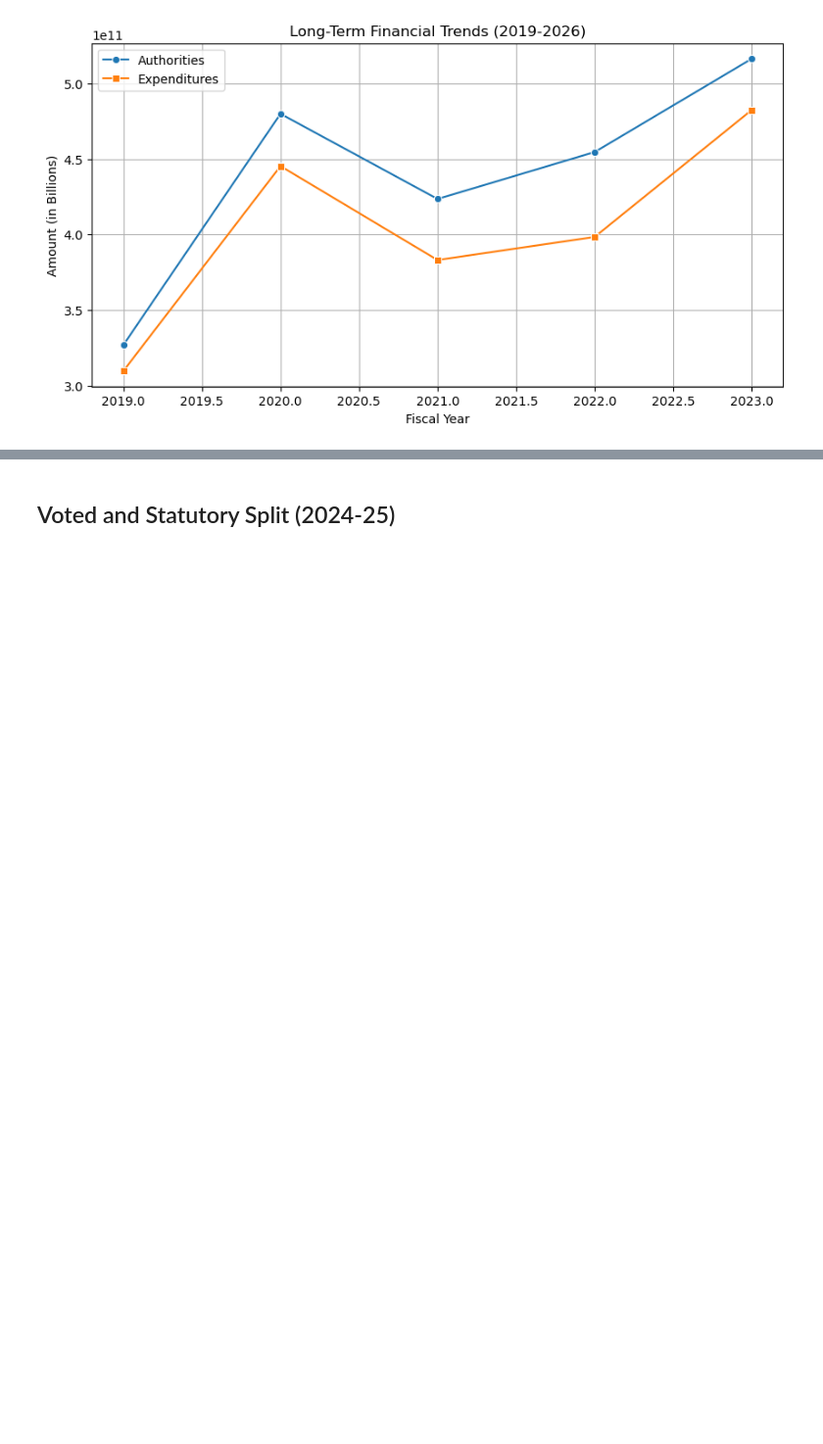
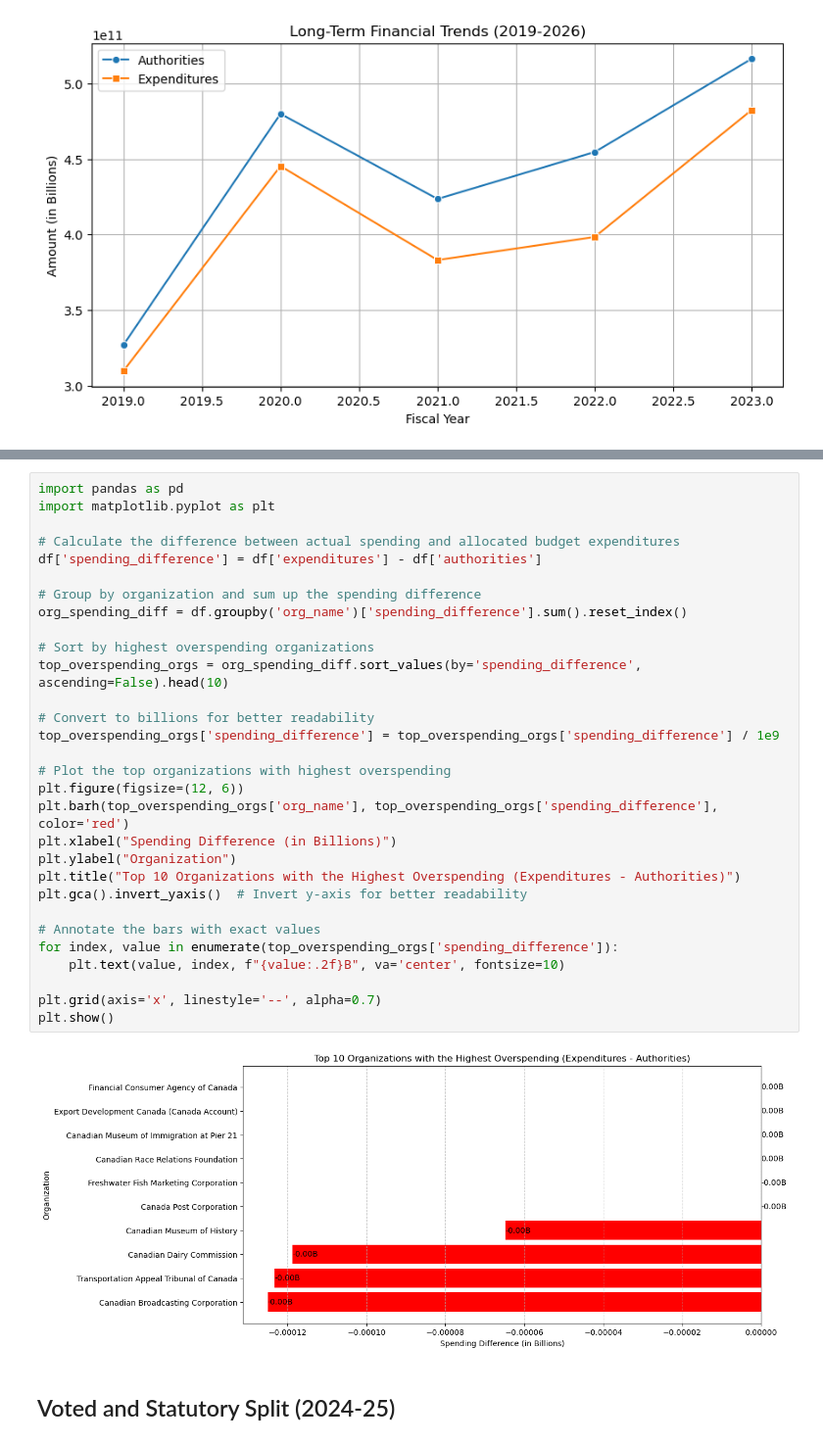
Before and after one commit to Preethi-202/Government-Data-Analysis, a Jupyter notebook: Final Project.ipynb, the cells around one changed output, grey strips where cells are left out. Shown at 98% size. Saved outputs shown, nothing was run; the diff lists cells and outputs as text; blank space fills up the shorter version.

```diff
--- a/Final Project.ipynb
+++ b/Final Project.ipynb
@@ -321,3 +243,35 @@ plt.show()
+# %%
+import pandas as pd
+import matplotlib.pyplot as plt
+
+# Calculate the difference between actual spending and allocated budget expenditures
+df['spending_difference'] = df['expenditures'] - df['authorities']
+
+# Group by organization and sum up the spending difference
+org_spending_diff = df.groupby('org_name')['spending_difference'].sum().reset_index()
+
+# Sort by highest overspending organizations
+top_overspending_orgs = org_spending_diff.sort_values(by='spending_difference', ascending=False).head(10)
+
+# Convert to billions for better readability
+top_overspending_orgs['spending_difference'] = top_overspending_orgs['spending_difference'] / 1e9
+
+# Plot the top organizations with highest overspending
+plt.figure(figsize=(12, 6))
+plt.barh(top_overspending_orgs['org_name'], top_overspending_orgs['spending_difference'], color='red')
+plt.xlabel("Spending Difference (in Billions)")
+plt.ylabel("Organization")
+plt.title("Top 10 Organizations with the Highest Overspending (Expenditures - Authorities)")
+plt.gca().invert_yaxis()  # Invert y-axis for better readability
+
+# Annotate the bars with exact values
+for index, value in enumerate(top_overspending_orgs['spending_difference']):
+    plt.text(value, index, f"{value:.2f}B", va='center', fontsize=10)
+
+plt.grid(axis='x', linestyle='--', alpha=0.7)
+plt.show()
+# %% [output]
+[figure, added]
 # %% [markdown]
 ## Voted and Statutory Split (2024-25)
 # %% [markdown]
```
Also changed, not shown: parts of 29 cells of this notebook, 1 other file.
